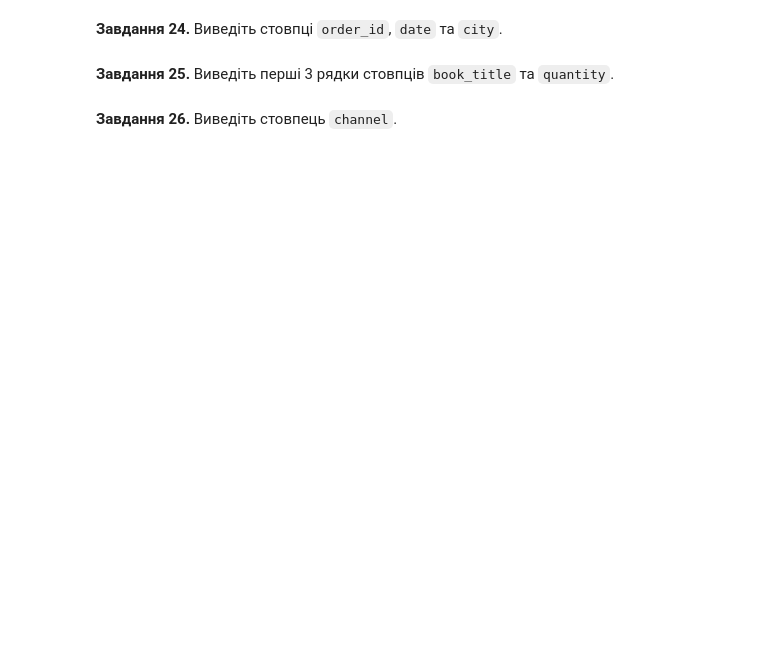
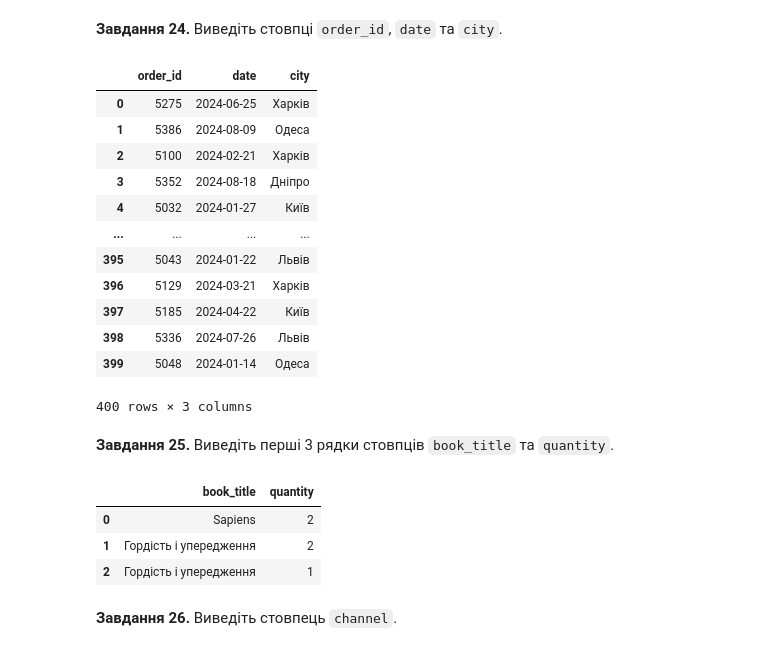
Before and after one commit to Wilson1994/DTA-2026, a Jupyter notebook: homework/pandas_practice_120.ipynb, the cells around one changed output. Saved outputs shown, nothing was run; the diff lists cells and outputs as text; code cells hidden in the pictures; blank space fills up the shorter version.

```diff
--- a/homework/pandas_practice_120.ipynb
+++ b/homework/pandas_practice_120.ipynb
@@ -404,10 +443,33 @@ df.
 **Завдання 24.** Виведіть стовпці `order_id`, `date` та `city`.
 # %%
 # Завдання 24:
+
+df[["order_id", "date", "city"]]
+# %% [output]
+|  | order_id | date | city |
+| 0 | 5275 | 2024-06-25 | Харків |
+| 1 | 5386 | 2024-08-09 | Одеса |
+| 2 | 5100 | 2024-02-21 | Харків |
+| 3 | 5352 | 2024-08-18 | Дніпро |
+| 4 | 5032 | 2024-01-27 | Київ |
+| ... | ... | ... | ... |
+| 395 | 5043 | 2024-01-22 | Львів |
+| 396 | 5129 | 2024-03-21 | Харків |
+| 397 | 5185 | 2024-04-22 | Київ |
+| 398 | 5336 | 2024-07-26 | Львів |
+| 399 | 5048 | 2024-01-14 | Одеса |
+400 rows × 3 columns
 # %% [markdown]
 **Завдання 25.** Виведіть перші 3 рядки стовпців `book_title` та `quantity`.
 # %%
 # Завдання 25:
+
+df[["book_title", "quantity"]].head(3)
+# %% [output]
+|  | book_title | quantity |
+| 0 | Sapiens | 2 |
+| 1 | Гордість і упередження | 2 |
+| 2 | Гордість і упередження | 1 |
 # %% [markdown]
 **Завдання 26.** Виведіть стовпець `channel`.
 # %%
```
Also changed, not shown: parts of 11 cells of this notebook.
